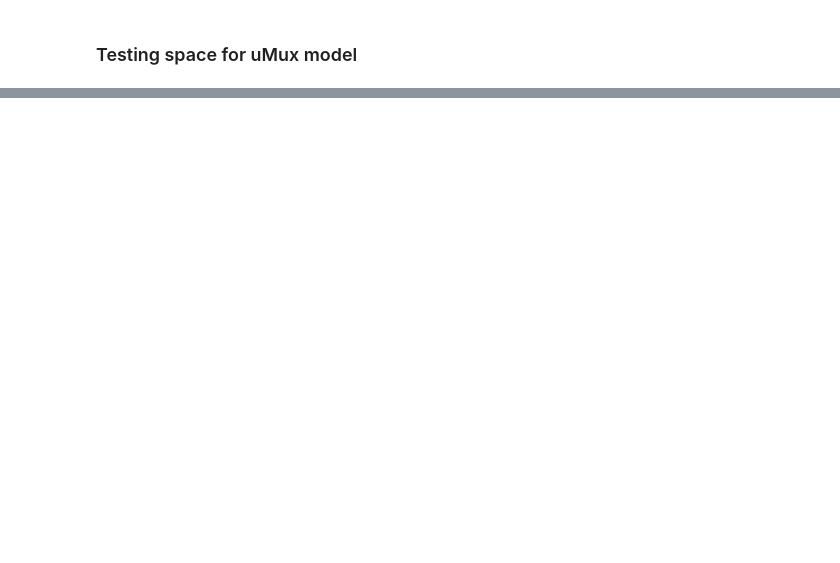
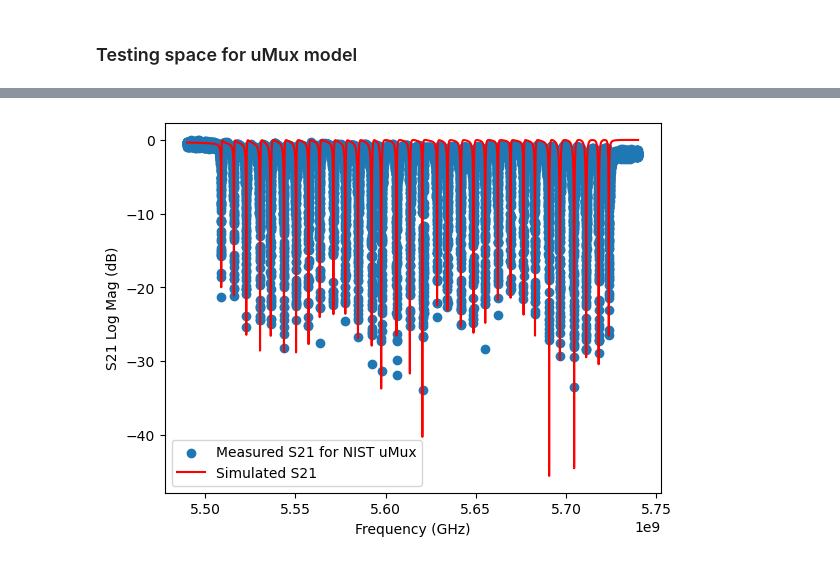
Before and after one commit to QTSF-Mines/Microwave-Multiplexing, a Jupyter notebook: uMux_modeling/model_testing.ipynb, the cells around one changed output, grey strips where cells are left out. Drawn from its saved outputs; the diff is of its cells as text; code cells hidden in the pictures; blank space fills up the shorter version.

```diff
--- a/uMux_modeling/model_testing.ipynb
+++ b/uMux_modeling/model_testing.ipynb
@@ -88,0 +44,15 @@ interactive(children=(FloatSlider(value=0.0, description='phi_ratio', max=10.0,
+# %%
+S = VNA.get_s_matrix(freqs_loaded)
+
+plt.scatter(freqs_loaded, s21_logMag, label = "Measured S21 for NIST uMux")
+plt.plot(freqs_loaded, 20*np.log10(S[1,0]), color = 'r', label = "Simulated S21")
+plt.xlabel("Frequency (GHz)")
+plt.ylabel("S21 Log Mag (dB)")
+plt.legend()
+plt.show()
+
+# plt.scatter(freqs_loaded, s21_phase)
+# plt.plot(freqs_loaded, np.angle(S[1,0]), color = 'r')
+# plt.show()
+# %% [output]
+[figure, added]
```
Also changed, not shown: parts of 7 cells of this notebook, 12 other files.
